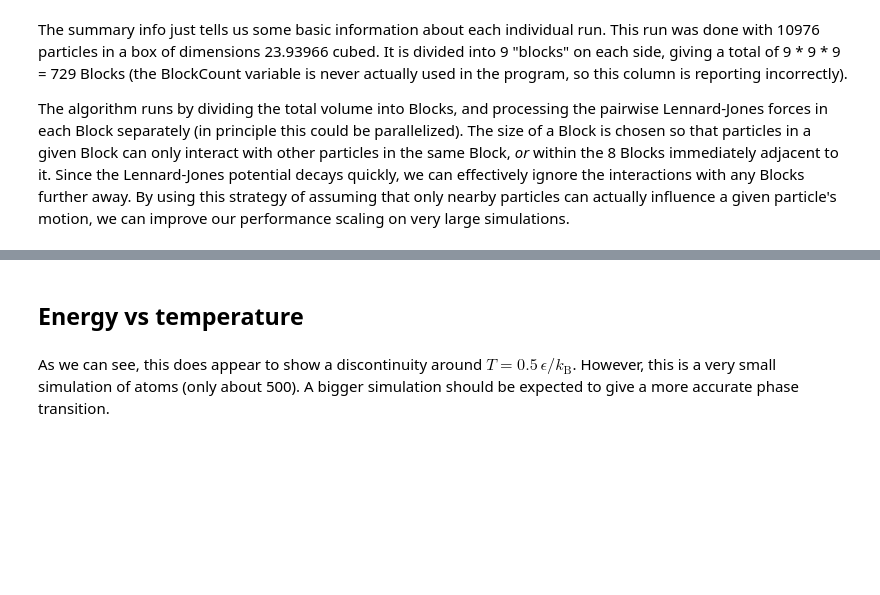
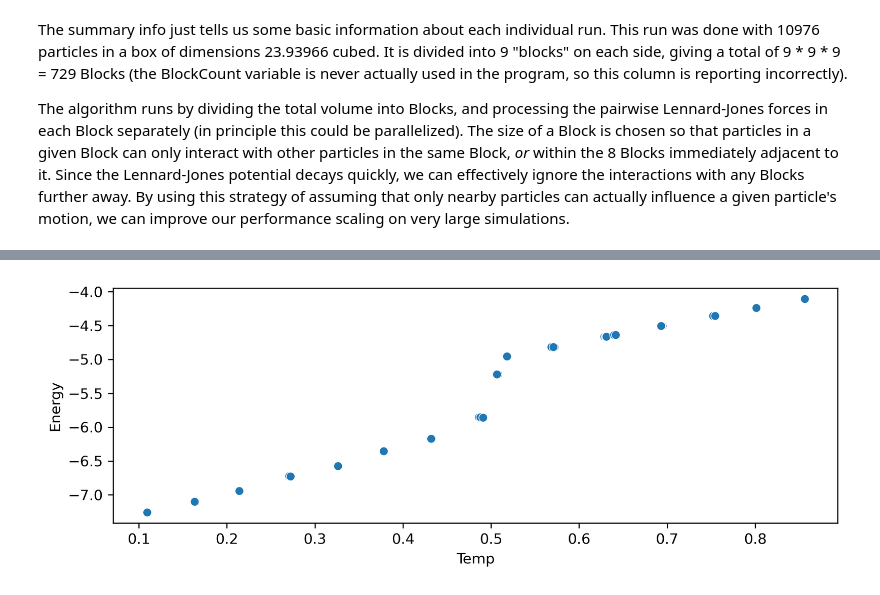
Before and after one commit to kyledmiller/lennard-jones-particles-c, a Jupyter notebook: Molecular-Dynamics_adapted-for-MSE358.ipynb, the cells around one changed output, grey strips where cells are left out. Saved outputs shown, nothing was run; the diff lists cells and outputs as text; code cells hidden in the pictures; blank space fills up the shorter version.

```diff
--- a/Molecular-Dynamics_adapted-for-MSE358.ipynb
+++ b/Molecular-Dynamics_adapted-for-MSE358.ipynb
@@ -128,2 +193,0 @@ def visualize_sim_cell(rho_label, T_label):
-# %% [markdown]
-## Energy vs temperature
@@ -138,2 +194,4 @@ plt.show()
-# %% [markdown]
-As we can see, this does appear to show a discontinuity around $T = 0.5 \, \epsilon / k_\text{B}$.  However, this is a very small simulation of atoms (only about 500).  A bigger simulation should be expected to give a more accurate phase transition.
+# %%
+plot_E_vs_T(0.8) #phase transition T~0.5
+# %% [output]
+[figure, added]
```
Also changed, not shown: parts of 7 cells of this notebook, 2 other files.
